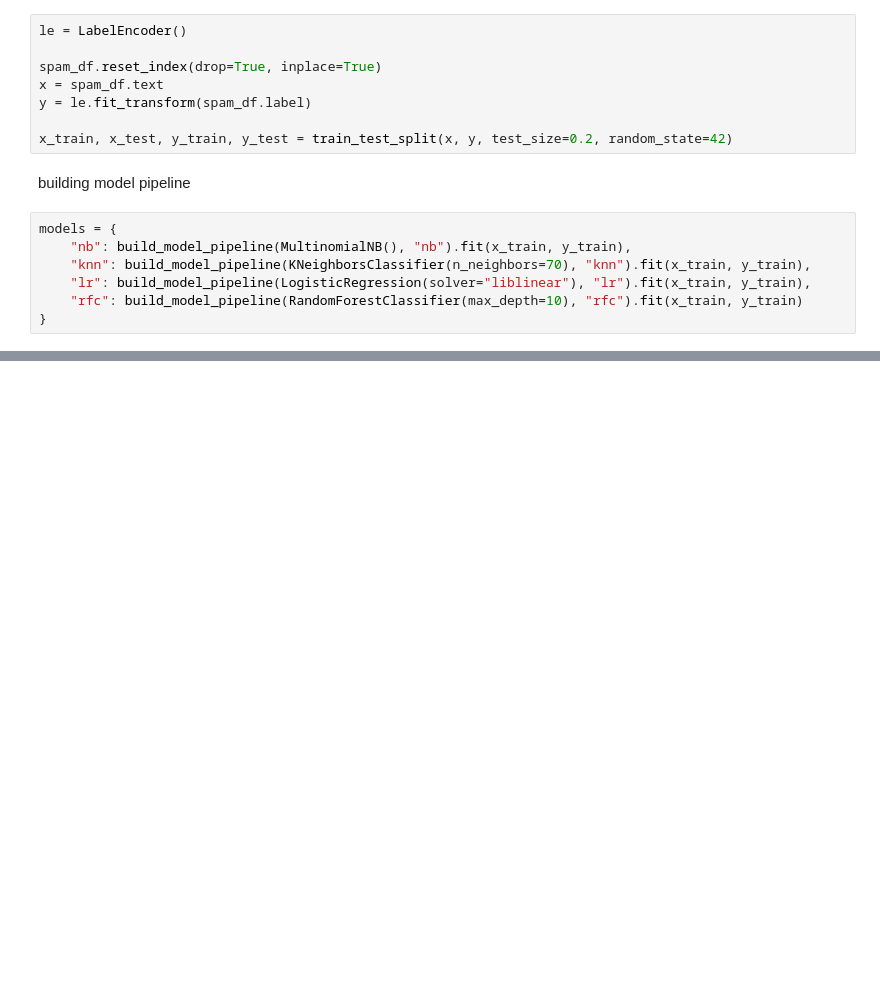
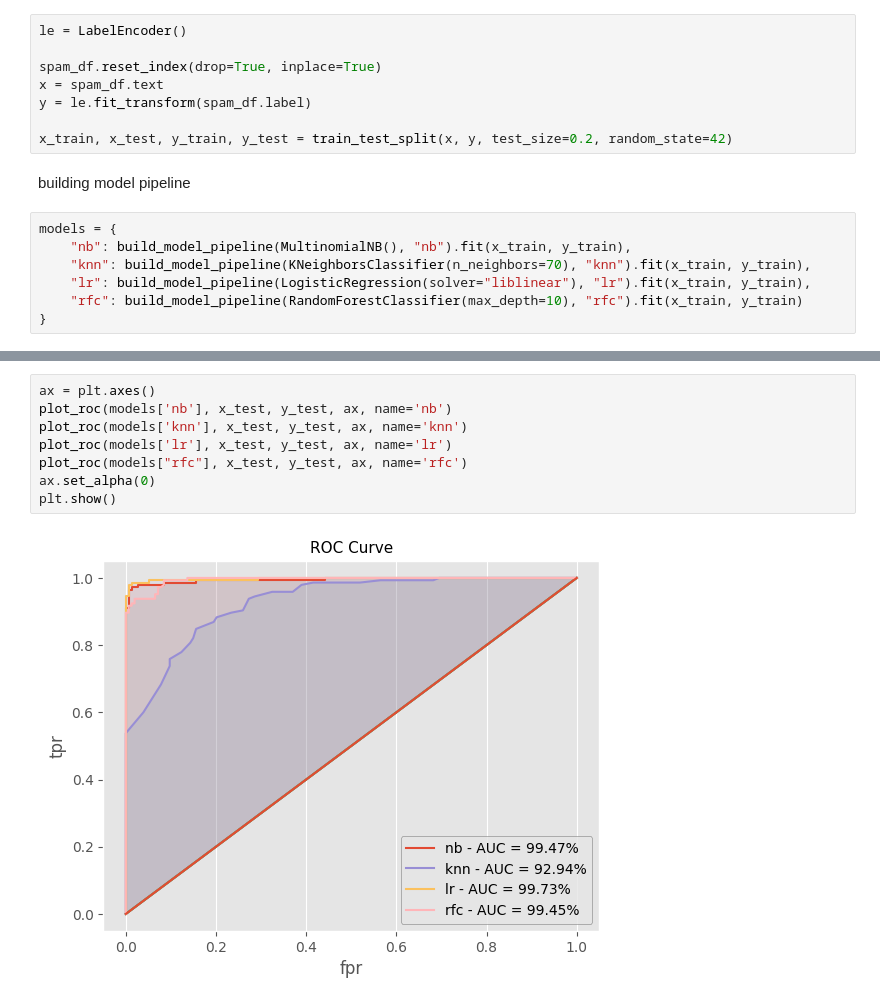
Before and after one commit to Priya-gawhane/CODSOFT, a Jupyter notebook: Spam_SMS_detection.ipynb, the cells around one changed output, grey strips where cells are left out. Cells and saved outputs as stored; diff of their text form; blank space fills up the shorter version.

```diff
--- a/Spam_SMS_detection.ipynb
+++ b/Spam_SMS_detection.ipynb
@@ -149,0 +166,10 @@ models = {
+# %%
+ax = plt.axes()
+plot_roc(models['nb'], x_test, y_test, ax, name='nb')
+plot_roc(models['knn'], x_test, y_test, ax, name='knn')
+plot_roc(models['lr'], x_test, y_test, ax, name='lr')
+plot_roc(models["rfc"], x_test, y_test, ax, name='rfc')
+ax.set_alpha(0)
+plt.show()
+# %% [output]
+[figure, added]
```
Also changed, not shown: parts of 4 cells of this notebook.
